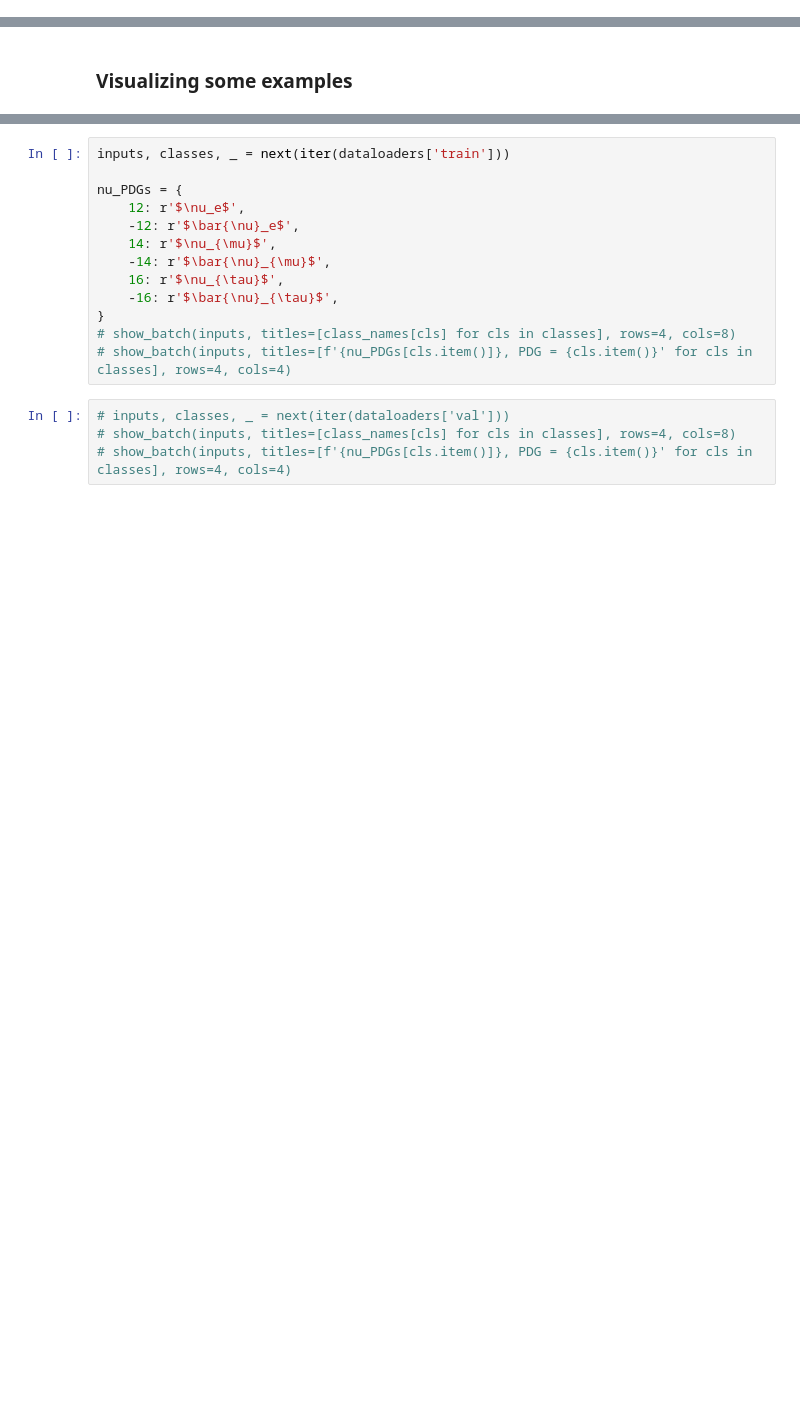
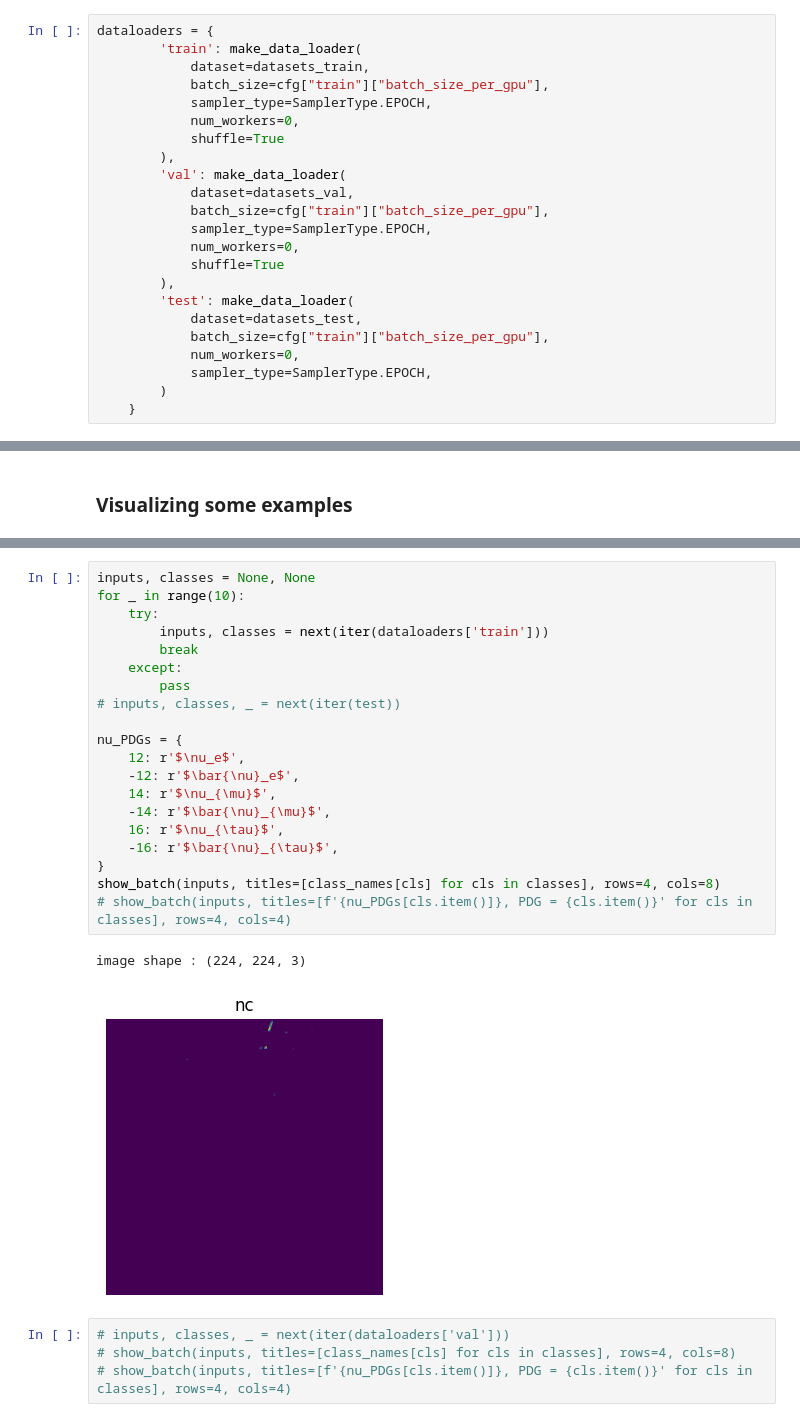
Before and after one commit to fanrado/dinov2ForLArTPC, a Jupyter notebook: notebooks/linear_classification_dinov2.ipynb, the cells around one changed output, grey strips where cells are left out. Drawn from its saved outputs; the diff is of its cells as text; blank space fills up the shorter version.

```diff
--- a/notebooks/linear_classification_dinov2.ipynb
+++ b/notebooks/linear_classification_dinov2.ipynb
@@ -317,0 +409,23 @@ Data loaded with 90 test samples.
+# %%
+dataloaders = {
+        'train': make_data_loader(
+            dataset=datasets_train,
+            batch_size=cfg["train"]["batch_size_per_gpu"],
+            sampler_type=SamplerType.EPOCH,
+            num_workers=0,
+            shuffle=True
+        ),
+        'val': make_data_loader(
+            dataset=datasets_val,
+            batch_size=cfg["train"]["batch_size_per_gpu"],
+            sampler_type=SamplerType.EPOCH,
+            num_workers=0,
+            shuffle=True
+        ),
+        'test': make_data_loader(
+            dataset=datasets_test,
+            batch_size=cfg["train"]["batch_size_per_gpu"],
+            num_workers=0,
+            sampler_type=SamplerType.EPOCH,
+        )
+    }
@@ -346,18 +514,28 @@ def show_batch(imgs, titles=None, rows=2, cols=4, figname=None):
         plt.savefig(figname)
         plt.close()
 # %%
-inputs, classes, _ = next(iter(dataloaders['train']))
+inputs, classes = None, None
+for _ in range(10):
+    try:
+        inputs, classes = next(iter(dataloaders['train']))
+        break
+    except:
+        pass
+# inputs, classes, _ = next(iter(test))
 
 nu_PDGs = {
     12: r'$\nu_e$',
     -12: r'$\bar{\nu}_e$',
     14: r'$\nu_{\mu}$',
     -14: r'$\bar{\nu}_{\mu}$',
     16: r'$\nu_{\tau}$',
     -16: r'$\bar{\nu}_{\tau}$',
 }
-# show_batch(inputs, titles=[class_names[cls] for cls in classes], rows=4, cols=8)
+show_batch(inputs, titles=[class_names[cls] for cls in classes], rows=4, cols=8)
 # show_batch(inputs, titles=[f'{nu_PDGs[cls.item()]}, PDG = {cls.item()}' for cls in classes], rows=4, cols=4)
+# %% [output]
+image shape : (224, 224, 3)
+[figure, added]
 # %%
 # inputs, classes, _ = next(iter(dataloaders['val']))
 # show_batch(inputs, titles=[class_names[cls] for cls in classes], rows=4, cols=8)
```
Also changed, not shown: parts of 29 cells of this notebook, 1 other file.
